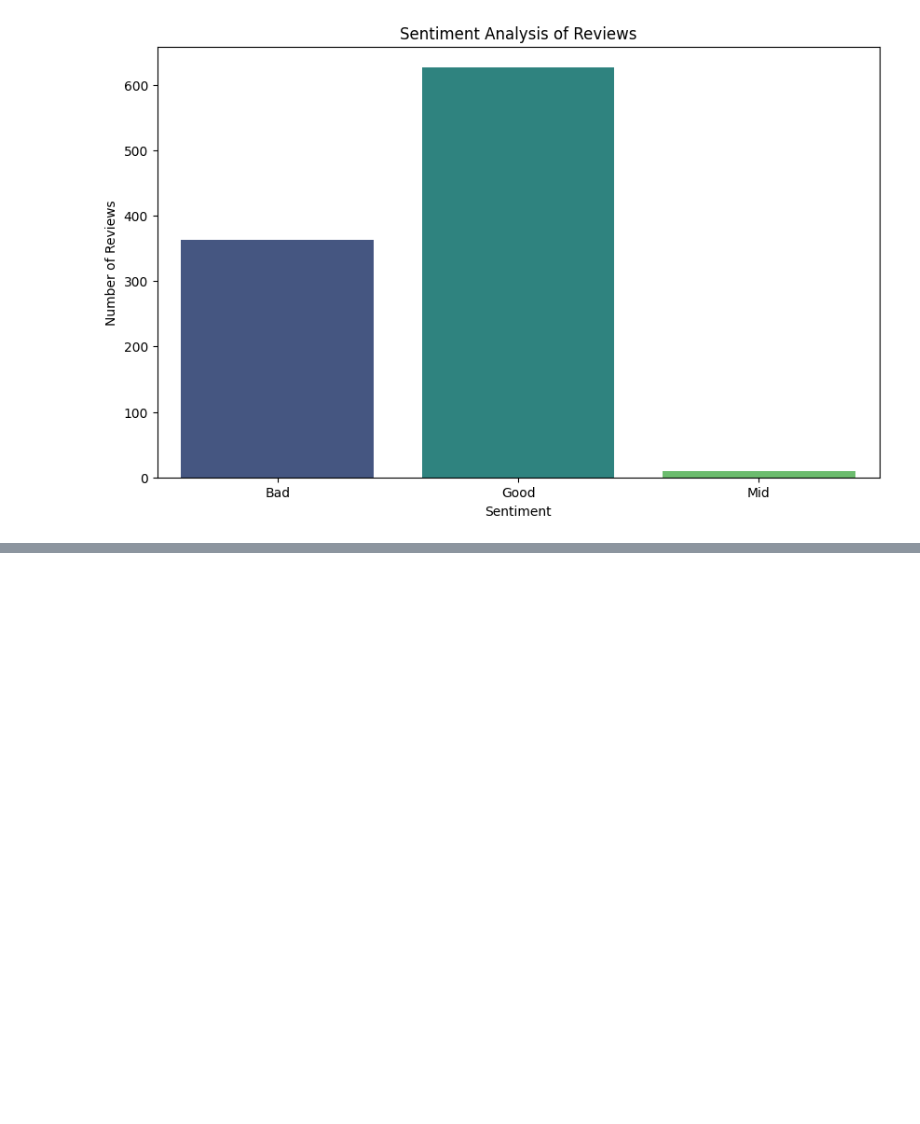
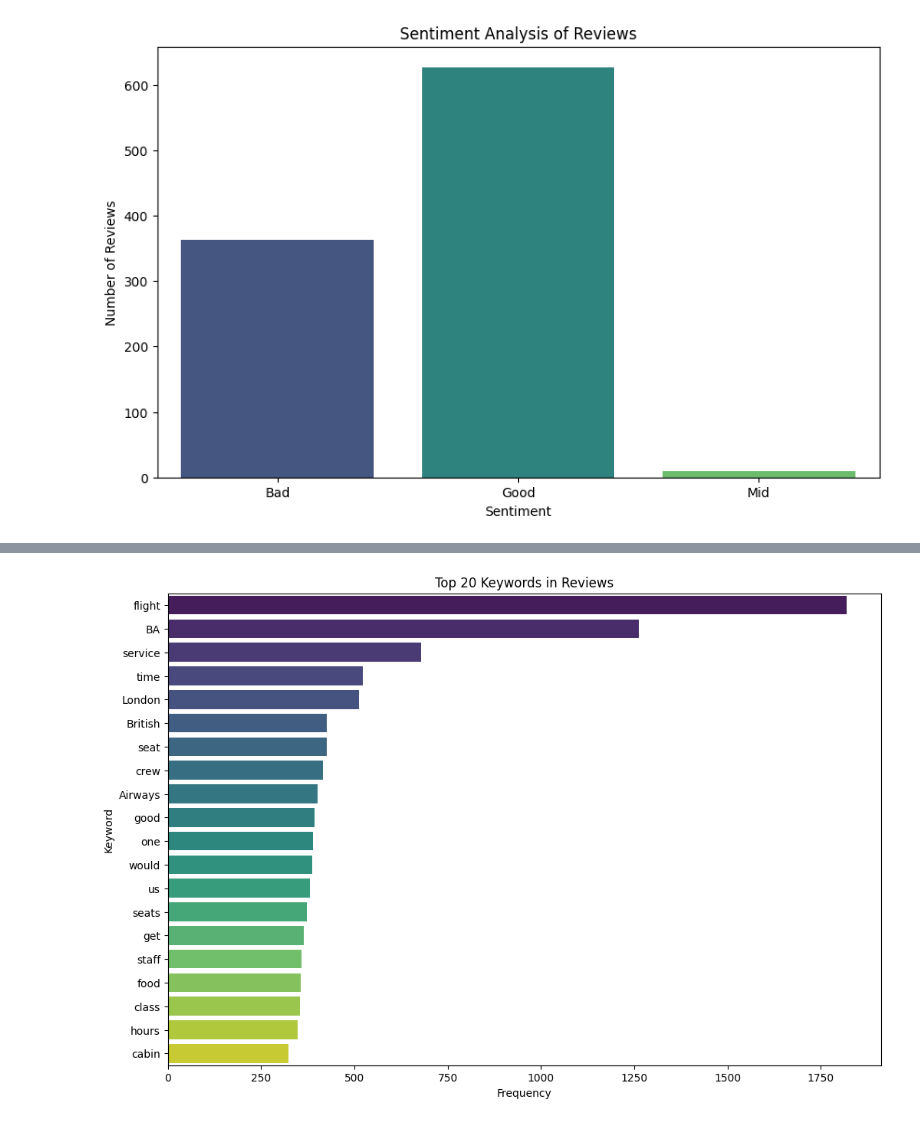
Before and after one commit to andidprastyo/Data-Analyst-Projects, a Jupyter notebook: Data Science/British Airways Customer Analysis/data_scraping.ipynb, the cells around one changed output, grey strips where cells are left out. Drawn from its saved outputs; the diff is of its cells as text; code cells hidden in the pictures; blank space fills up the shorter version.

Commit message:
feat: Add extract keywords

```diff
--- a/Data Science/British Airways Customer Analysis/data_scraping.ipynb
+++ b/Data Science/British Airways Customer Analysis/data_scraping.ipynb
@@ -148,0 +155,10 @@ df.to_csv("BA_reviews_sentiment.csv", index=False)
+# %%
+def extract_keywords(text):
+    stop_words = set(stopwords.words('english'))
+    word_tokens = word_tokenize(text)
+    # Filter out stop words and punctuation
+    keywords = [word for word in word_tokens if word.isalnum() and word.lower() not in stop_words]
+    return keywords
+
+nltk.download('punkt')
+nltk.download('stopwords')
@@ -148,0 +173,18 @@ df.to_csv("BA_reviews_sentiment.csv", index=False)
+# %%
+df['keywords'] = df['reviews'].apply(extract_keywords)
+
+all_keywords = [keyword for keywords in df['keywords'] for keyword in keywords]
+keyword_freq = Counter(all_keywords)
+
+keyword_freq_df = pd.DataFrame(list(keyword_freq.items()), columns=['Keyword', 'Frequency'])
+
+top_keywords = keyword_freq_df.sort_values(by='Frequency', ascending=False).head(20)
+# %%
+plt.figure(figsize=(12, 8))
+sns.barplot(x='Frequency', y='Keyword', data=top_keywords, palette='viridis')
+plt.title('Top 20 Keywords in Reviews')
+plt.xlabel('Frequency')
+plt.ylabel('Keyword')
+plt.show()
+# %% [output]
+[figure, added]
```
Also changed, not shown: parts of 4 cells of this notebook.
